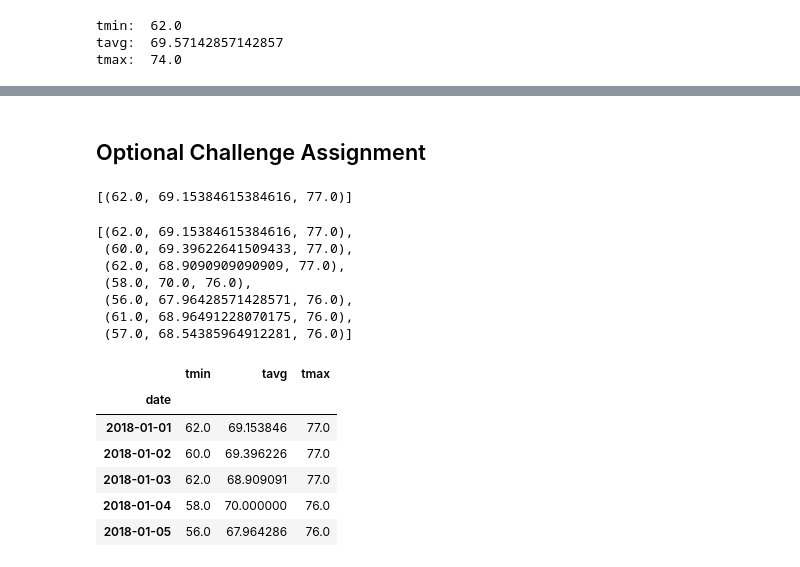
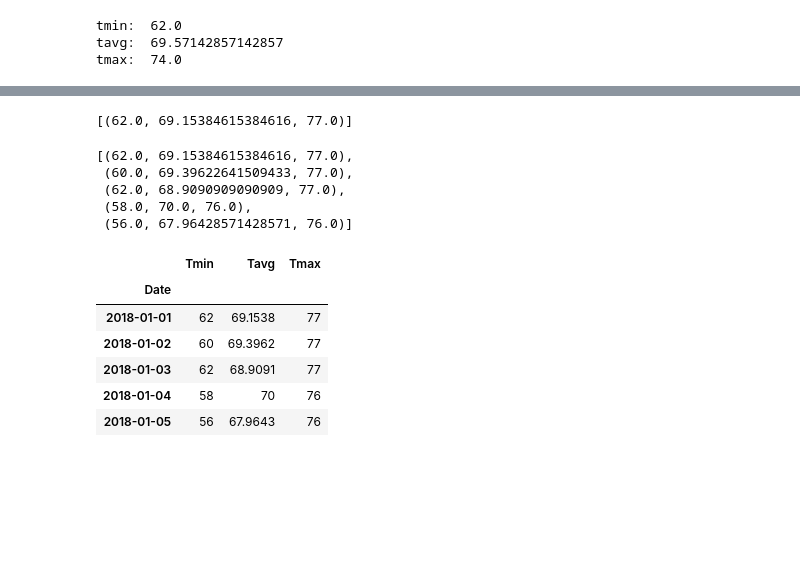
Before and after one commit to khamthung/climate_analysis, a Jupyter notebook: climate_analysis.ipynb, the cells around one changed output, grey strips where cells are left out. Cells and saved outputs as stored; diff of their text form; code cells hidden in the pictures; blank space fills up the shorter version.

```diff
--- a/climate_analysis.ipynb
+++ b/climate_analysis.ipynb
@@ -273,19 +275,10 @@ Text(0,0.5,'Average Temperature')
-# %% [markdown]
-## Optional Challenge Assignment
 # %%
 # Create a query that will calculate the daily normals
 # (i.e. the averages for tmin, tmax, and tavg for all historic data matching a specific month and day)
 
 def daily_normals(date):
-    """Daily Normals.
-
-    Args:
-        date (str): A date string in the format '%m-%d'
-
-    Returns:
-        A list of tuples containing the daily normals, tmin, tavg, and tmax
-
-    """
+    #Args: date (str): A date string in the format '%m-%d'
+    #Returns: A list of tuples containing the daily normals, tmin, tavg, and tmax
 
     sel = [func.min(Measurement.tobs), func.avg(Measurement.tobs), func.max(Measurement.tobs)]
     return session.query(*sel).filter(func.strftime("%m-%d", Measurement.date) == date).all()
@@ -296,31 +289,46 @@ daily_normals("01-01")
 # %%
 # calculate the daily normals for your trip
 # push each tuple of calculations into a list called `normals`
+# Set the start and end date of the trip
+# Use the start and end date to create a range of dates
+# Stip off the year and save a list of %m-%d strings
+# Loop through the list of %m-%d strings and calculate the normals for each date
+def normals_start_end_date(start_date, end_date):
+    normals=[]
+    start_end_date_list =[]
+    dt1 = dt.datetime.strptime(start_date, '%Y-%m-%d')
+    dt2 = dt.datetime.strptime(end_date, '%Y-%m-%d')
+    delta = dt2 - dt1
 
-# Set the start and end date of the trip
+    for i_day in range(delta.days + 1):
+        date = dt1 + dt.timedelta(i_day)
+        start_end_date_list.append(date)
 
-# Use the start and end date to create a range of dates
+        date_m_d = (dt1 + dt.timedelta(i_day)).strftime("%m-%d")
+        normals.append(daily_normals(date_m_d)[0])
 
-# Stip off the year and save a list of %m-%d strings
-
-# Loop through the list of %m-%d strings and calculate the normals for each date
+    return start_end_date_list, normals
-# %% [output]
-[(62.0, 69.15384615384616, 77.0),
- (60.0, 69.39622641509433, 77.0),
- (62.0, 68.9090909090909, 77.0),
- (58.0, 70.0, 76.0),
- (56.0, 67.96428571428571, 76.0),
- (61.0, 68.96491228070175, 76.0),
- (57.0, 68.54385964912281, 76.0)]
+# %%
+date_list, normals = normals_start_end_date('2018-01-01','2018-01-05')
+normals
+# %% [output]
+[(62.0, 69.15384615384616, 77.0),
+ (60.0, 69.39622641509433, 77.0),
+ (62.0, 68.9090909090909, 77.0),
+ (58.0, 70.0, 76.0),
+ (56.0, 67.96428571428571, 76.0)]
 # %%
 # Load the previous query results into a Pandas DataFrame and add the `trip_dates` range as the `date` index
+df = pd.DataFrame(np.column_stack([date_list,normals]), columns=['Date', 'Tmin', 'Tavg','Tmax'])
+df.set_index('Date', inplace=True)
+df
 # %% [output]
-|  | tmin | tavg | tmax |
-| date |  |  |  |
-| 2018-01-01 | 62.0 | 69.153846 | 77.0 |
-| 2018-01-02 | 60.0 | 69.396226 | 77.0 |
-| 2018-01-03 | 62.0 | 68.909091 | 77.0 |
-| 2018-01-04 | 58.0 | 70.000000 | 76.0 |
-| 2018-01-05 | 56.0 | 67.964286 | 76.0 |
+|  | Tmin | Tavg | Tmax |
+| Date |  |  |  |
+| 2018-01-01 | 62 | 69.1538 | 77 |
+| 2018-01-02 | 60 | 69.3962 | 77 |
+| 2018-01-03 | 62 | 68.9091 | 77 |
+| 2018-01-04 | 58 | 70 | 76 |
+| 2018-01-05 | 56 | 67.9643 | 76 |
 # %%
 # Plot the daily normals as an area plot with `stacked=False`
```
Also changed, not shown: parts of 15 cells of this notebook, 1 other file.
